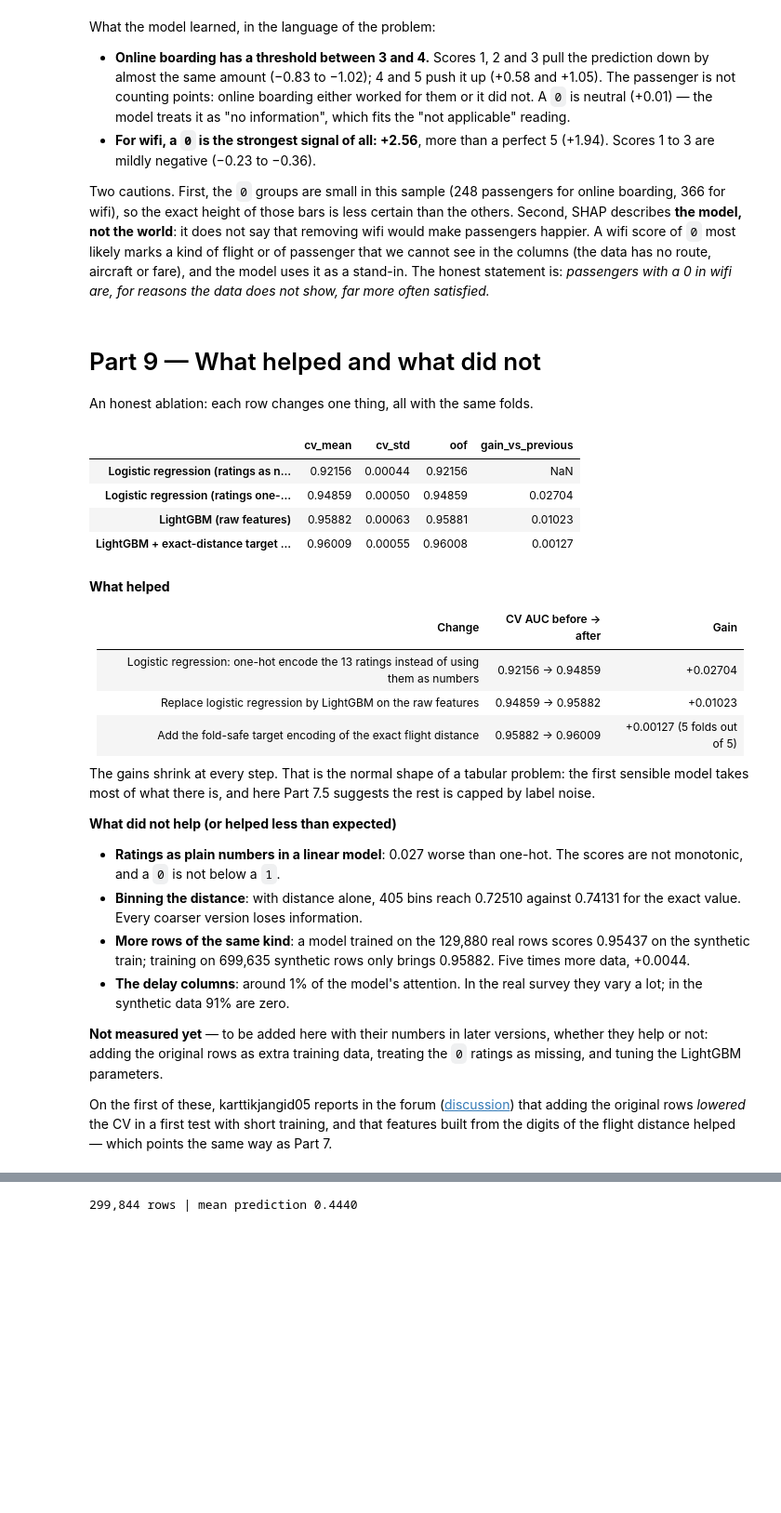
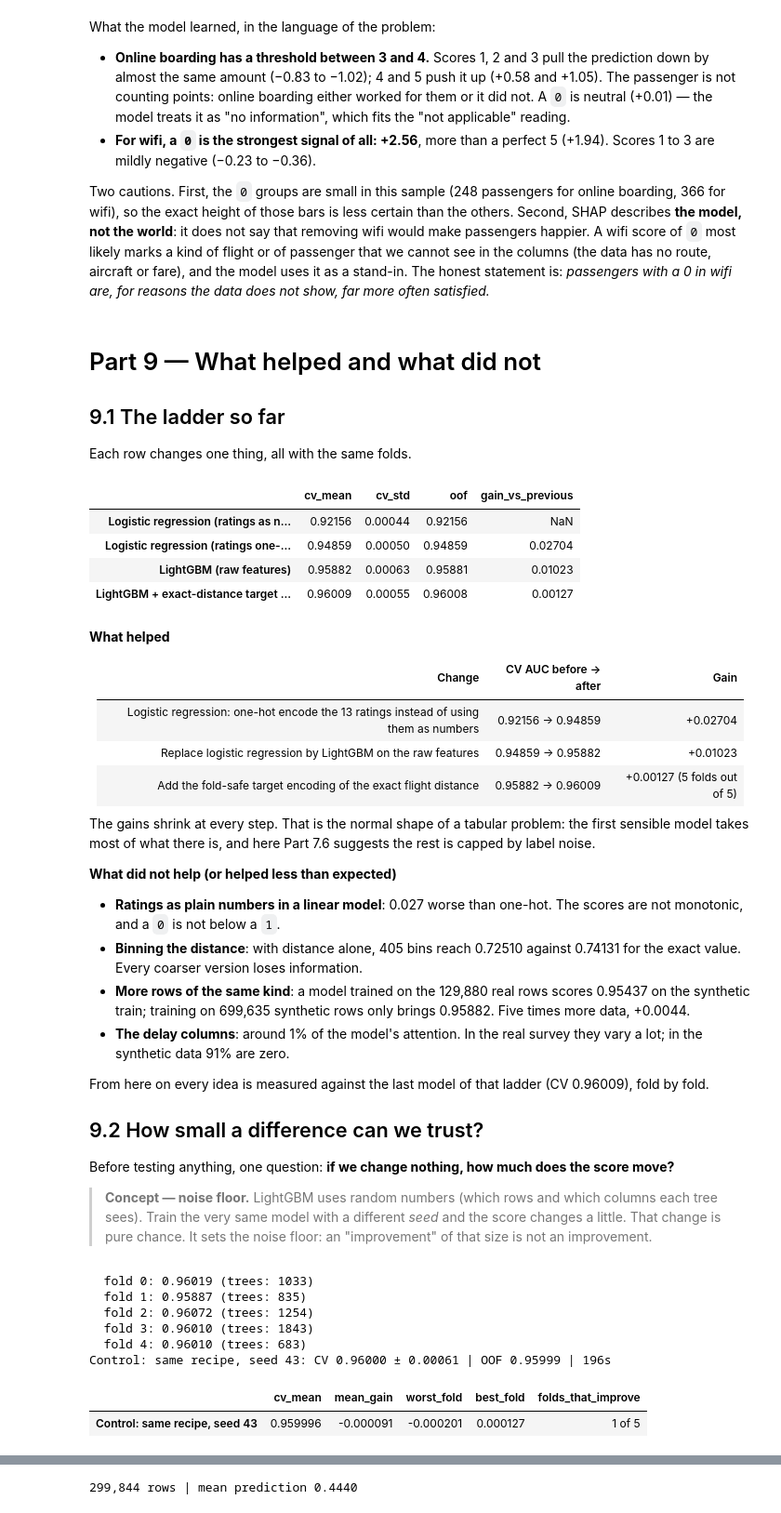
Before and after one commit to ferreret/kaggle-playground-s6e10, a Jupyter notebook: notebooks/s6e10-step-by-step.ipynb, the cells around one changed output, grey strips where cells are left out. Shown at 93% size. Cells and saved outputs as stored; diff of their text form; code cells hidden in the pictures; blank space fills up the shorter version.

```diff
--- a/notebooks/s6e10-step-by-step.ipynb
+++ b/notebooks/s6e10-step-by-step.ipynb
@@ -659,13 +662,19 @@ LGB_PARAMS = {
 }
 
 
-def make_lgbm(get_frames):
+def make_lgbm(get_frames, params=None, extra=None):
     # get_frames(tr_idx, va_idx) -> (X_tr, X_va, X_te) with the columns to use
+    # params: values that replace those of LGB_PARAMS (used in Parts 7 and 9)
+    # extra(tr_idx, va_idx) -> (X, y): rows added to the training data only (used in Part 9)
     def fit_predict(tr_idx, va_idx):
         X_tr, X_va, X_te = get_frames(tr_idx, va_idx)
+        y_tr = y[tr_idx]
+        if extra is not None:
+            X_extra, y_extra = extra(tr_idx, va_idx)
+            X_tr, y_tr = pd.concat([X_tr, X_extra], ignore_index=True), np.r_[y_tr, y_extra]
         booster = lgb.train(
-            LGB_PARAMS,
-            lgb.Dataset(X_tr, y[tr_idx]),
+            {**LGB_PARAMS, **(params or {})},
+            lgb.Dataset(X_tr, y_tr),
             num_boost_round=5000,
             valid_sets=[lgb.Dataset(X_va, y[va_idx])],
             callbacks=[lgb.early_stopping(200, verbose=False)],
@@ -1279,5 +1343,7 @@ not show, far more often satisfied.*
 # %% [markdown]
 # Part 9 — What helped and what did not
 
-An honest ablation: each row changes one thing, all with the same folds.
+## 9.1 The ladder so far
+
+Each row changes one thing, all with the same folds.
 # %%
@@ -1300,7 +1367,7 @@ summary.round(5)
 | Add the fold-safe target encoding of the exact flight distance | 0.95882 → 0.96009 | +0.00127 (5 folds out of 5) |
 
 The gains shrink at every step. That is the normal shape of a tabular problem: the first sensible model takes most
-of what there is, and here Part 7.5 suggests the rest is capped by label noise.
+of what there is, and here Part 7.6 suggests the rest is capped by label noise.
 
 **What did not help (or helped less than expected)**
 
@@ -1313,10 +1380,35 @@ of what there is, and here Part 7.5 suggests the rest is capped by label noise.
 - **The delay columns**: around 1% of the model's attention. In the real survey they vary a lot; in the synthetic
   data 91% are zero.
 
-**Not measured yet** — to be added here with their numbers in later versions, whether they help or not: adding the
-original rows as extra training data, treating the `0` ratings as missing, and tuning the LightGBM parameters.
+From here on every idea is measured against the last model of that ladder (CV 0.96009), fold by fold.
 
-On the first of these, karttikjangid05 reports in the forum
-([discussion](https://www.kaggle.com/competitions/playground-series-s6e10/discussion/745098)) that adding the
-original rows *lowered* the CV in a first test with short training, and that features built from the digits of the
-flight distance helped — which points the same way as Part 7.
+## 9.2 How small a difference can we trust?
+
+Before testing anything, one question: **if we change nothing, how much does the score move?**
+
+> **Concept — noise floor.** LightGBM uses random numbers (which rows and which columns each tree sees). Train the
+> very same model with a different *seed* and the score changes a little. That change is pure chance. It sets the
+> noise floor: an "improvement" of that size is not an improvement.
+# %%
+def compare(names, reference=TE):
+    """Each model against the reference, fold by fold (same folds, so the differences are paired)."""
+    rows = {}
+    for name in names:
+        d = np.array(FOLD_SCORES[name]) - np.array(FOLD_SCORES[reference])
+        rows[name] = {"cv_mean": RESULTS[name]["cv_mean"], "mean_gain": d.mean(), "worst_fold": d.min(),
+                      "best_fold": d.max(), "folds_that_improve": f"{(d > 0).sum()} of {N_FOLDS}"}
+    return pd.DataFrame(rows).T
+
+
+CONTROL = "Control: same recipe, seed 43"
+test_pred_control, _ = run_cv(CONTROL, make_lgbm(te_frames, params={"seed": 43}))
+compare([CONTROL])
+# %% [output]
+  fold 0: 0.96019 (trees: 1033)
+  fold 1: 0.95887 (trees: 835)
+  fold 2: 0.96072 (trees: 1254)
+  fold 3: 0.96010 (trees: 1843)
+  fold 4: 0.96010 (trees: 683)
+Control: same recipe, seed 43: CV 0.96000 ± 0.00061 | OOF 0.95999 | 196s
+|  | cv_mean | mean_gain | worst_fold | best_fold | folds_that_improve |
+| Control: same recipe, seed 43 | 0.959996 | -0.000091 | -0.000201 | 0.000127 | 1 of 5 |
```
Also changed, not shown: parts of 16 cells of this notebook, 1 other file.
